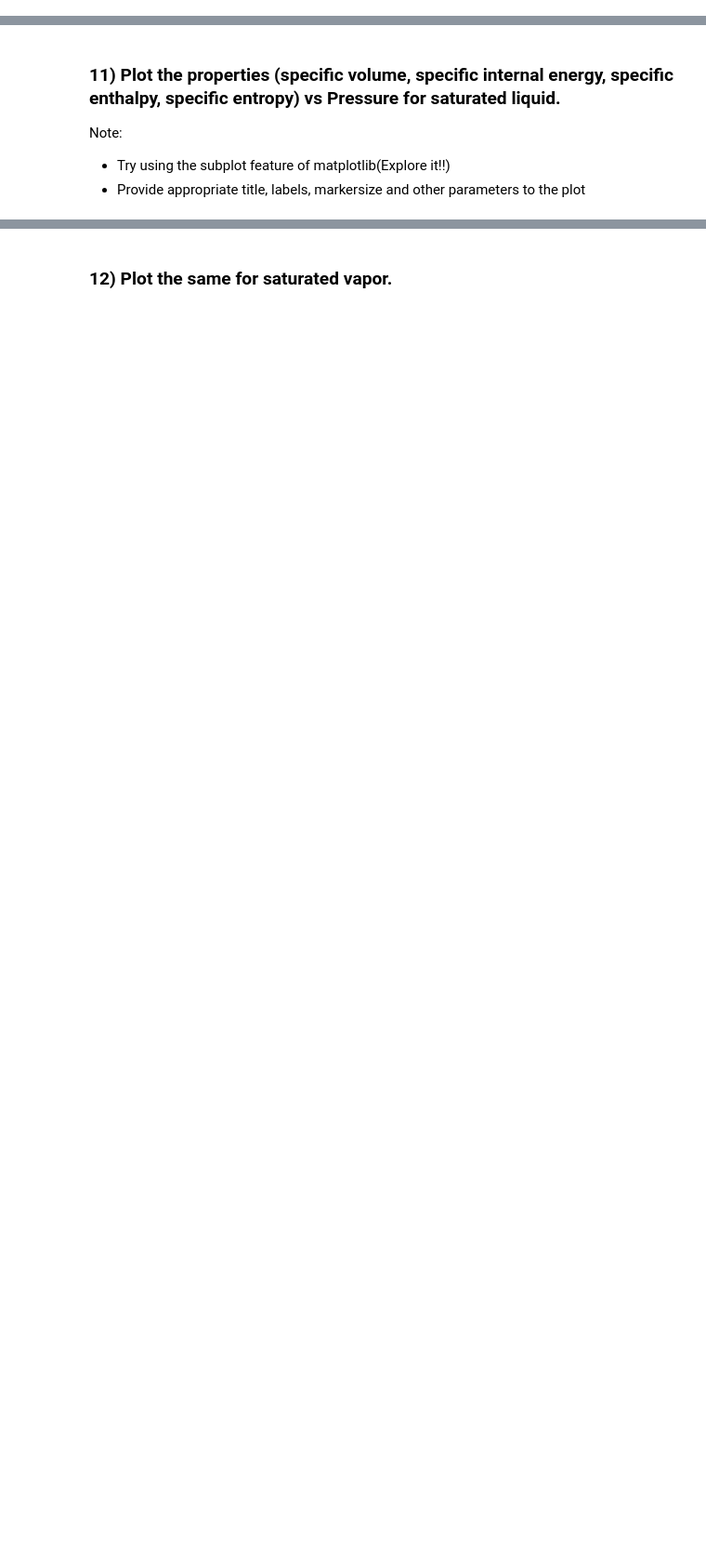
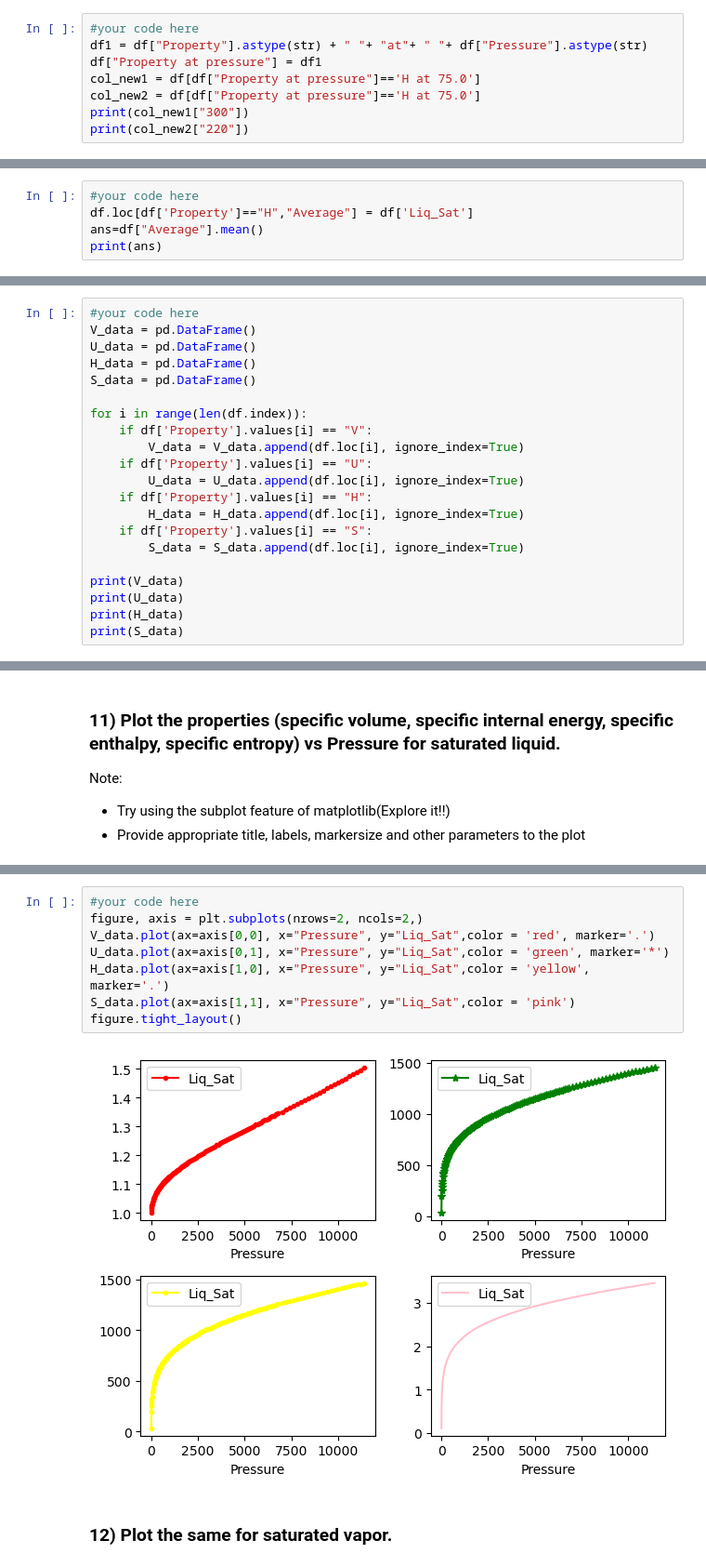
Before and after one commit to ujwalk04/DS-CHE-, a Jupyter notebook: 210944_Saumya_Gupta/Assignment_1/DS_CHE_W1.ipynb, the cells around one changed output, grey strips where cells are left out. Shown at 93% size. Drawn from its saved outputs; the diff is of its cells as text; blank space fills up the shorter version.

```diff
--- a/210944_Saumya_Gupta/Assignment_1/DS_CHE_W1.ipynb
+++ b/210944_Saumya_Gupta/Assignment_1/DS_CHE_W1.ipynb
@@ -78,0 +77,8 @@ print(df.Property.unique())
+# %%
+#your code here
+df1 = df["Property"].astype(str) + " "+ "at"+ " "+ df["Pressure"].astype(str)
+df["Property at pressure"] = df1
+col_new1 = df[df["Property at pressure"]=='H at 75.0']
+col_new2 = df[df["Property at pressure"]=='H at 75.0']
+print(col_new1["300"])
+print(col_new2["220"])
@@ -86,0 +99,5 @@ print(df.Property.unique())
+# %%
+#your code here
+df.loc[df['Property']=="H","Average"] = df['Liq_Sat']
+ans=df["Average"].mean()
+print(ans)
@@ -90,0 +108,21 @@ print(df.Property.unique())
+# %%
+#your code here
+V_data = pd.DataFrame()
+U_data = pd.DataFrame()
+H_data = pd.DataFrame()
+S_data = pd.DataFrame()
+
+for i in range(len(df.index)):
+    if df['Property'].values[i] == "V":
+        V_data = V_data.append(df.loc[i], ignore_index=True)
+    if df['Property'].values[i] == "U":
+        U_data = U_data.append(df.loc[i], ignore_index=True)
+    if df['Property'].values[i] == "H":
+        H_data = H_data.append(df.loc[i], ignore_index=True)
+    if df['Property'].values[i] == "S":
+        S_data = S_data.append(df.loc[i], ignore_index=True)
+
+print(V_data)
+print(U_data)
+print(H_data)
+print(S_data)
@@ -99,2 +153,12 @@ Note:
+# %%
+#your code here
+figure, axis = plt.subplots(nrows=2, ncols=2,)
+V_data.plot(ax=axis[0,0], x="Pressure", y="Liq_Sat",color = 'red', marker='.')
+U_data.plot(ax=axis[0,1], x="Pressure", y="Liq_Sat",color = 'green', marker='*')
+H_data.plot(ax=axis[1,0], x="Pressure", y="Liq_Sat",color = 'yellow', marker='.')
+S_data.plot(ax=axis[1,1], x="Pressure", y="Liq_Sat",color = 'pink')
+figure.tight_layout()
+# %% [output]
+[figure, added]
 # %% [markdown]
 ### 12) Plot the same for saturated vapor.
```
Also changed, not shown: parts of 18 cells of this notebook.
